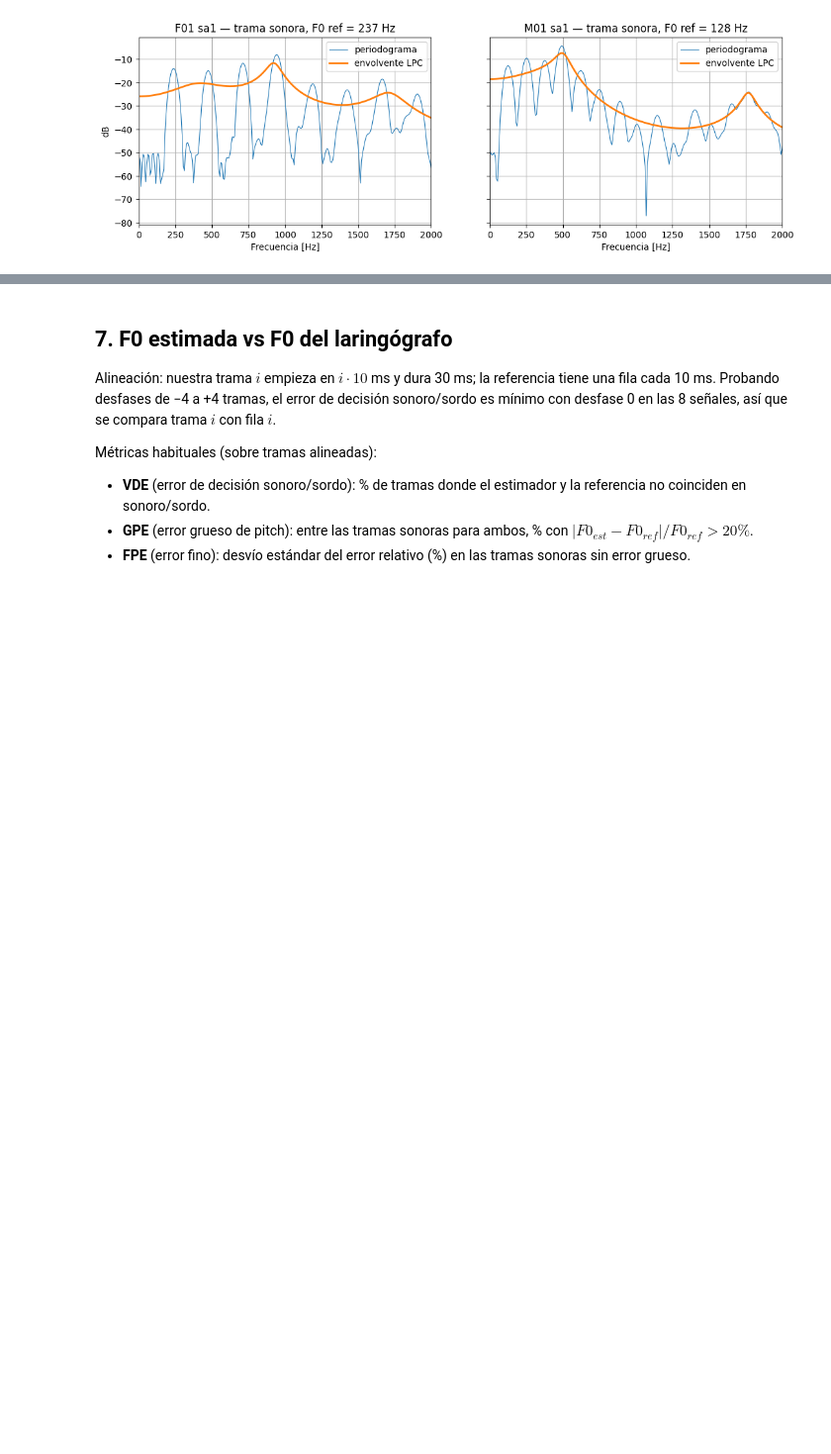
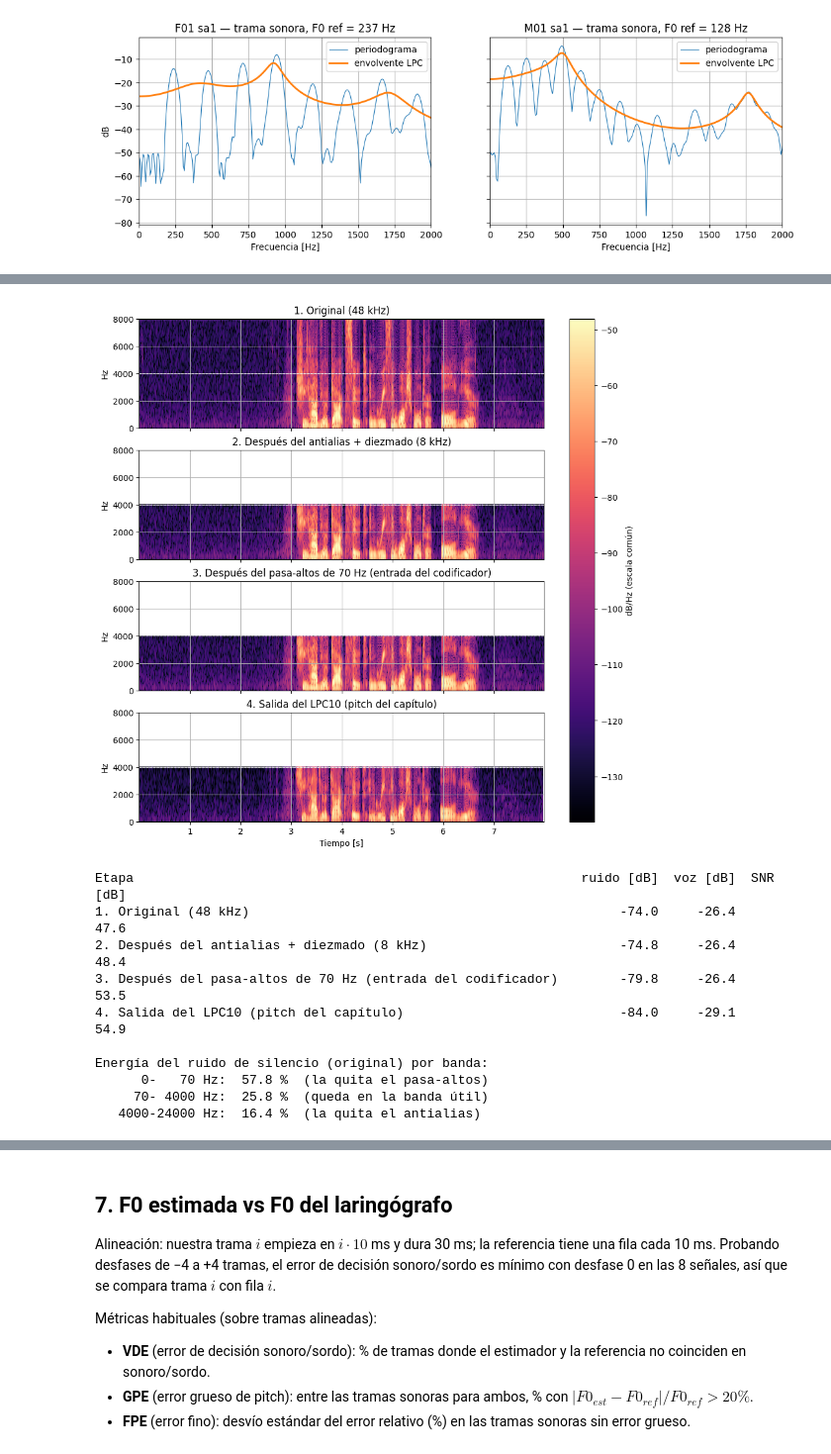
Before and after one commit to martinduelli-max/tpi-voz, a Jupyter notebook: notebooks/01_primera_prueba_LPC10.ipynb, the cells around one changed output, grey strips where cells are left out. Shown at 99% size. Cells and saved outputs as stored; diff of their text form; code cells hidden in the pictures; blank space fills up the shorter version.

```diff
--- a/notebooks/01_primera_prueba_LPC10.ipynb
+++ b/notebooks/01_primera_prueba_LPC10.ipynb
@@ -466,0 +486,57 @@ LPC10 (F0 del laringógrafo):
+# %%
+x8_antialias = resample_poly(x48, 1, M)          # etapa 2: solo antialias + diezmado (sin pasa-altos)
+etapas = [
+    ("1. Original (48 kHz)", x48, fs48),
+    ("2. Después del antialias + diezmado (8 kHz)", x8_antialias, FS),
+    ("3. Después del pasa-altos de 70 Hz (entrada del codificador)", speech, FS),
+    ("4. Salida del LPC10 (pitch del capítulo)", synt_speech, FS),
+]
+espectros = []
+for nombre, y, fs_ in etapas:
+    nw = int(0.005 * fs_)                          # ventana de 5 ms en cualquier fs
+    f, t, S = spectrogram(y, fs_, window=np.hamming(nw), nperseg=nw, noverlap=int(0.75 * nw),
+                          nfft=4 * 2 ** int(np.ceil(np.log2(nw))), scaling="density")
+    espectros.append((nombre, f, t, 10 * np.log10(S + 1e-20)))
+vmax = max(np.percentile(S_, 99.9) for *_, S_ in espectros)
+vmin = vmax - 90                                   # mismo rango de 90 dB para las cuatro etapas
+
+fig, axes = plt.subplots(len(etapas), 1, figsize=(11, 11), sharex=True)
+for ax, (nombre, f, t, SdB) in zip(axes, espectros):
+    im = ax.pcolormesh(t, f, SdB, shading="auto", cmap="magma", vmin=vmin, vmax=vmax)
+    ax.axhline(FS / 2, color="w", ls="--", lw=0.8)
+    ax.set_ylim(0, 8000); ax.set_ylabel("Hz"); ax.set_title(nombre)
+axes[-1].set_xlabel("Tiempo [s]")
+fig.colorbar(im, ax=axes, label="dB/Hz (escala común)")
+plt.savefig(FIG_DIR / "01_espectrogramas_por_etapa.png", dpi=120, bbox_inches="tight"); plt.show()
+
+def niveles(y, fs_):
+    silencio = y[int(0.3 * fs_):int(1.5 * fs_)]
+    sonoras = np.where(f0_ref > 0)[0]
+    voz = np.concatenate([y[int(k * 0.01 * fs_):int((k + 1) * 0.01 * fs_)] for k in sonoras])
+    return 10 * np.log10(np.mean(silencio ** 2)), 10 * np.log10(np.mean(voz ** 2))
+
+print(f"{'Etapa':62} {'ruido [dB]':>10} {'voz [dB]':>9} {'SNR [dB]':>9}")
+for nombre, y, fs_ in etapas:
+    r_db, v_db = niveles(y, fs_)
+    print(f"{nombre:62} {r_db:10.1f} {v_db:9.1f} {v_db - r_db:9.1f}")
+
+# ¿Dónde está la energía del ruido? Espectro del silencio original por bandas
+sil = x48[int(0.3 * fs48):int(1.5 * fs48)]
+Pw = np.abs(np.fft.rfft(sil)) ** 2; fr = np.fft.rfftfreq(len(sil), 1 / fs48)
+print("\nEnergía del ruido de silencio (original) por banda:")
+for lo, hi, quien in [(0, 70, "la quita el pasa-altos"), (70, 4000, "queda en la banda útil"),
+                      (4000, 24000, "la quita el antialias")]:
+    m_ = (fr >= lo) & (fr < hi)
+    print(f"  {lo:5}-{hi:5} Hz: {100 * Pw[m_].sum() / Pw.sum():5.1f} %  ({quien})")
+# %% [output]
+[figure, added]
+Etapa                                                          ruido [dB]  voz [dB]  SNR [dB]
+1. Original (48 kHz)                                                -74.0     -26.4      47.6
+2. Después del antialias + diezmado (8 kHz)                         -74.8     -26.4      48.4
+3. Después del pasa-altos de 70 Hz (entrada del codificador)        -79.8     -26.4      53.5
+4. Salida del LPC10 (pitch del capítulo)                            -84.0     -29.1      54.9
+
+Energía del ruido de silencio (original) por banda:
+      0-   70 Hz:  57.8 %  (la quita el pasa-altos)
+     70- 4000 Hz:  25.8 %  (queda en la banda útil)
+   4000-24000 Hz:  16.4 %  (la quita el antialias)
```
Also changed, not shown: parts of 2 cells of this notebook, 2 other files.
